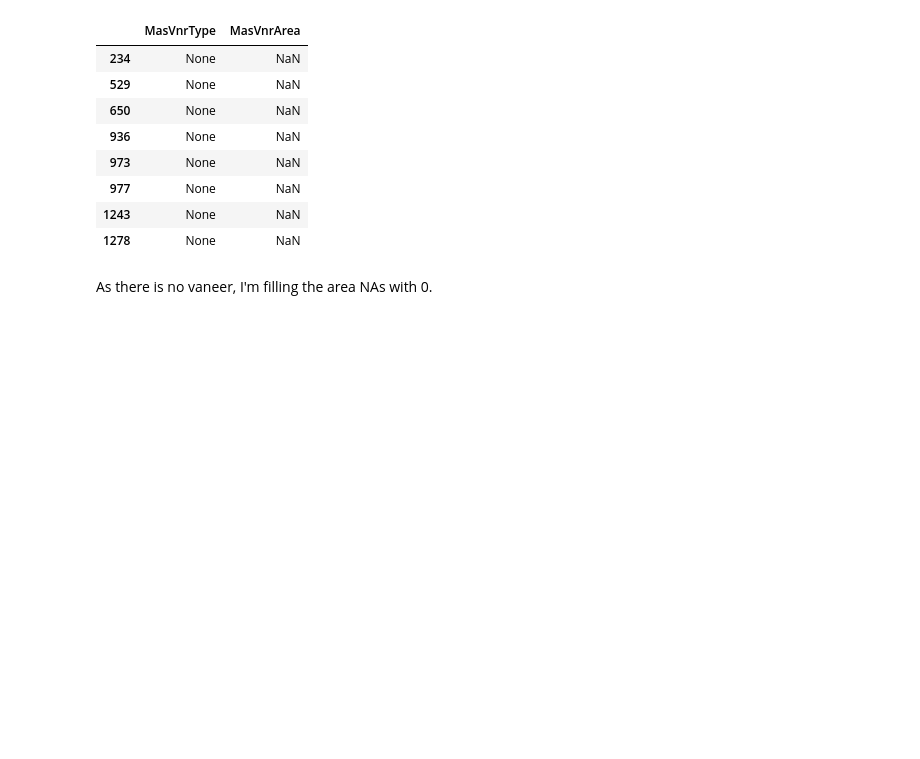
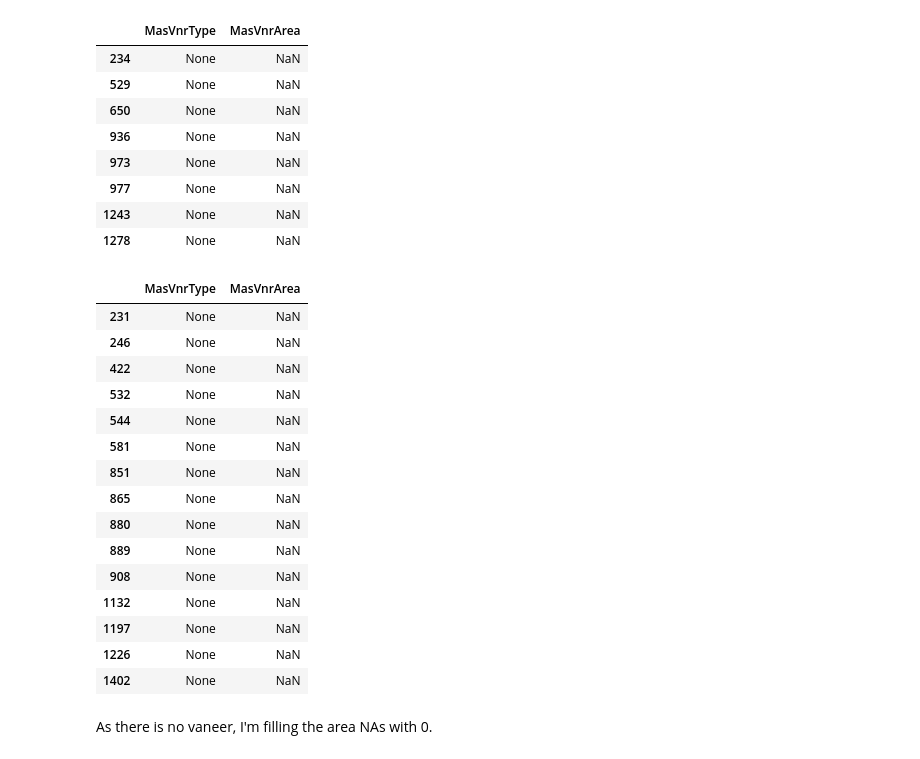
Before and after one commit to MeghanBarritt/kaggle-comp-housing-prices, a Jupyter notebook: Notebooks/2-Data_Cleaning.ipynb, the cells around one changed output. Cells and saved outputs as stored; diff of their text form; code cells hidden in the pictures; blank space fills up the shorter version.

```diff
--- a/Notebooks/2-Data_Cleaning.ipynb
+++ b/Notebooks/2-Data_Cleaning.ipynb
@@ -488,6 +260,25 @@ train_df[train_df['MasVnrArea'].isna()][['MasVnrType','MasVnrArea']]
 | 977 | None | NaN |
 | 1243 | None | NaN |
 | 1278 | None | NaN |
+# %%
+test_df[test_df['MasVnrArea'].isna()][['MasVnrType','MasVnrArea']]
+# %% [output]
+|  | MasVnrType | MasVnrArea |
+| 231 | None | NaN |
+| 246 | None | NaN |
+| 422 | None | NaN |
+| 532 | None | NaN |
+| 544 | None | NaN |
+| 581 | None | NaN |
+| 851 | None | NaN |
+| 865 | None | NaN |
+| 880 | None | NaN |
+| 889 | None | NaN |
+| 908 | None | NaN |
+| 1132 | None | NaN |
+| 1197 | None | NaN |
+| 1226 | None | NaN |
+| 1402 | None | NaN |
 # %% [markdown]
 As there is no vaneer, I'm filling the area NAs with 0.
 # %%
```
Also changed, not shown: parts of 74 cells of this notebook.
